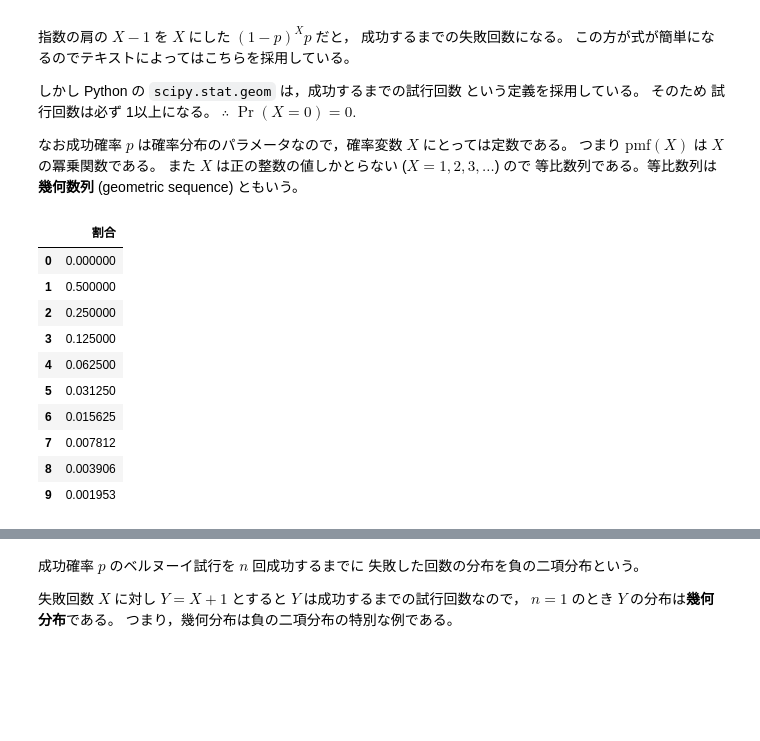
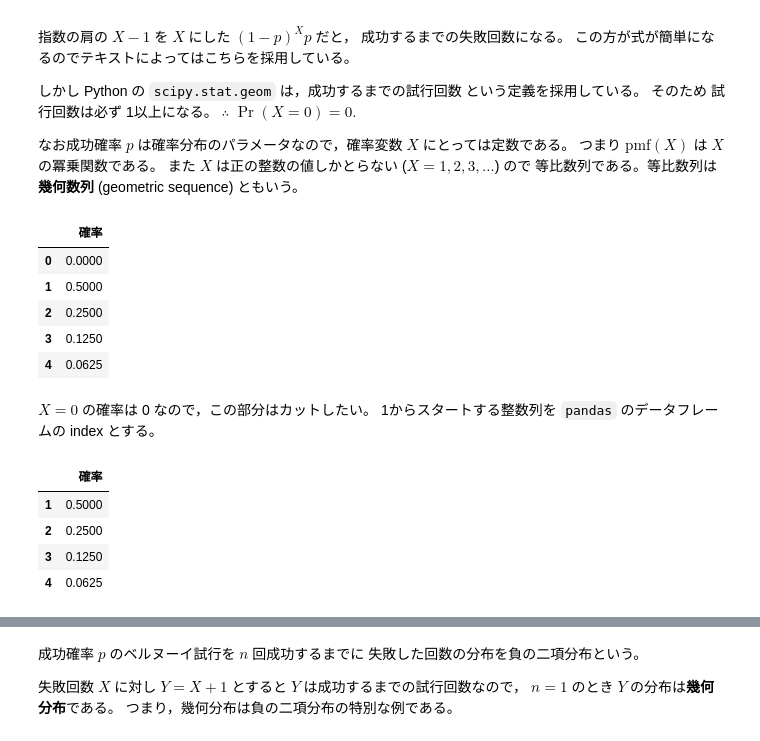
Before and after one commit to sasaki-shigeo/Jupyter, a Jupyter notebook: DistPlot.ipynb, the cells around one changed output, grey strips where cells are left out. Saved outputs shown, nothing was run; the diff lists cells and outputs as text; code cells hidden in the pictures; blank space fills up the shorter version.

```diff
--- a/DistPlot.ipynb
+++ b/DistPlot.ipynb
@@ -240,24 +270,37 @@ $\therefore\; \Pr(X = 0) = 0.$
 # %%
 from scipy.stats import geom
 import pandas as pd
 
 p = 0.5
 dist = geom(p)
-xs = range(0, 10)
+xs = range(0, 5)
 ys = dist.pmf(xs)
-pd.DataFrame({'割合': ys})
+pd.DataFrame({'確率': ys})
 # %% [output]
-|  | 割合 |
-| 0 | 0.000000 |
-| 1 | 0.500000 |
-| 2 | 0.250000 |
-| 3 | 0.125000 |
-| 4 | 0.062500 |
-| 5 | 0.031250 |
-| 6 | 0.015625 |
-| 7 | 0.007812 |
-| 8 | 0.003906 |
-| 9 | 0.001953 |
+|  | 確率 |
+| 0 | 0.0000 |
+| 1 | 0.5000 |
+| 2 | 0.2500 |
+| 3 | 0.1250 |
+| 4 | 0.0625 |
+# %% [markdown]
+$X=0$ の確率は 0 なので，この部分はカットしたい。
+1からスタートする整数列を `pandas` のデータフレームの index とする。
+# %%
+from scipy.stats import geom
+import pandas as pd
+
+p = 0.5
+dist = geom(p)
+xs = range(1, 5)
+ys = dist.pmf(xs)
+pd.DataFrame({'確率': ys}, index = xs)
+# %% [output]
+|  | 確率 |
+| 1 | 0.5000 |
+| 2 | 0.2500 |
+| 3 | 0.1250 |
+| 4 | 0.0625 |
 # %%
 import matplotlib.pyplot as plt
 
```
Also changed, not shown: parts of 19 cells of this notebook, 1 other file.
